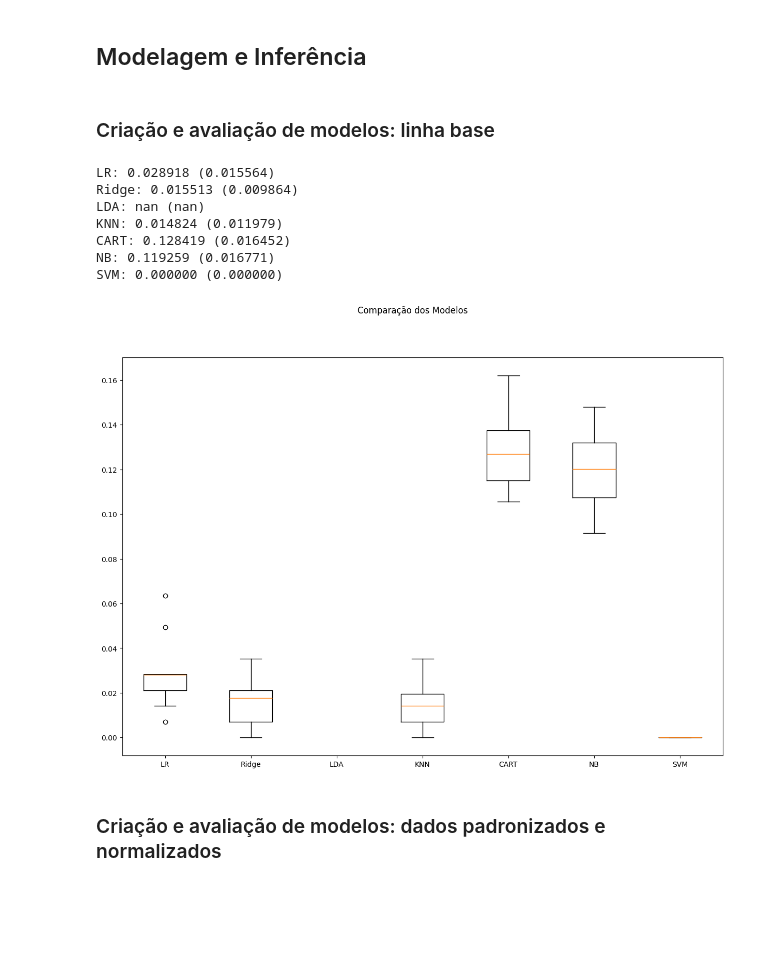
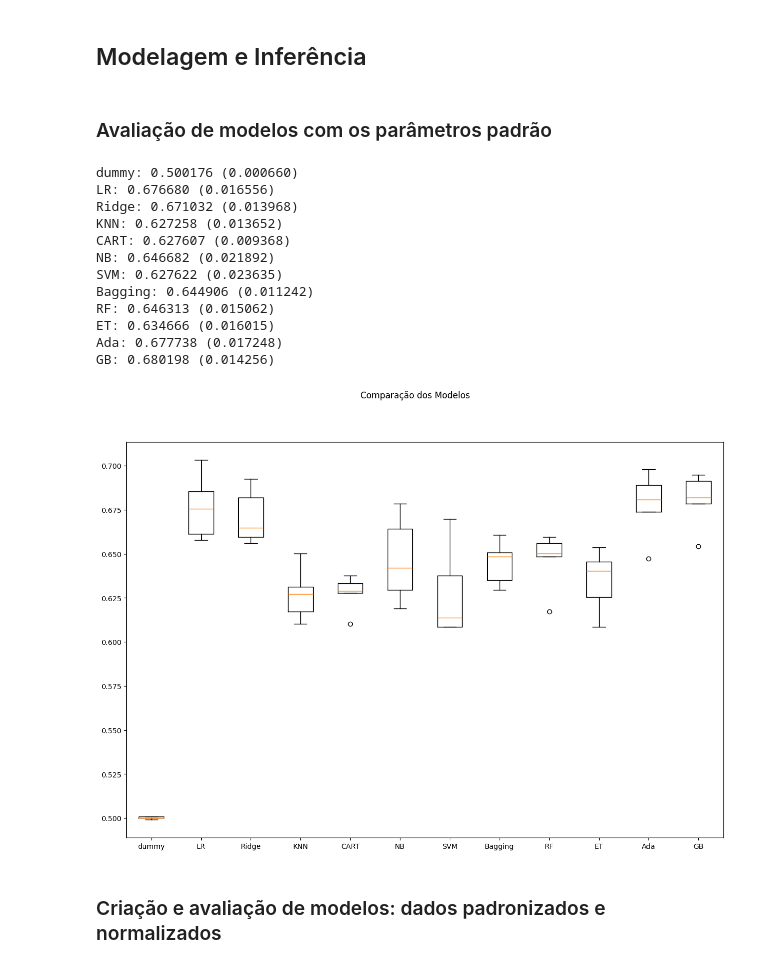
Before and after one commit to marcos-vmiranda/pos-pucrj-mvp, a Jupyter notebook: AnalisePipeline.ipynb, the cells around one changed output. Saved outputs shown, nothing was run; the diff lists cells and outputs as text; code cells hidden in the pictures; blank space fills up the shorter version.

```diff
--- a/AnalisePipeline.ipynb
+++ b/AnalisePipeline.ipynb
@@ -115,19 +184,43 @@ kfold = StratifiedKFold(n_splits=num_particoes, shuffle=True, random_state=seed)
+# %%
+test_size = 0.20 # tamanho do conjunto de teste
+# Definindo uma semente global. Necessário para garantir reprodutibilidade dos resultados,
+# Faz com que os mesmos números aleatórios sejam gerados em todas as execuções.
+seed = 7
+
+# Separação em conjuntos de treino e teste
+array = dataset.values
+numCols = len(dataset.columns)
+X = array[:,0:numCols-1]
+y = array[:,numCols-1].astype(int)
+
+X_train, X_test, y_train, y_test = train_test_split(X, y,
+    test_size=test_size, shuffle=True, random_state=seed, stratify=y) # holdout com estratificação
+
+# Parâmetros e partições da validação cruzada
+# Como o dataset é fortemente desbalanceado, a escolha da métrica é muito importante.
+# O uso do scoring accuracy não é recomendado nesse caso, pois o modelo pode acertar quase tudo prevendo só "0" e ainda assim parecer "bom", mas não terá utilidade.
+# Nesse cenário, é melhor utilizar um scoring que leve em conta o desbalanceamento, como 'precision', 'recall' ou 'f1'.
+# Foi escolhido o scoring 'precision', pois no problema em análise se deseja minimizar os falsos positivos (alertas falsos são problemáticos).
+
+scoring = 'accuracy' # métricas: 'accuracy', 'precision', 'recall', 'f1'
+num_particoes = 5
+kfold = StratifiedKFold(n_splits=num_particoes, shuffle=True, random_state=seed) # validação cruzada com estratificação
 # %% [markdown]
 ## Modelagem e Inferência
-# %% [markdown]
-### Criação e avaliação de modelos: linha base
+# %% [markdown]
+### Avaliação de modelos com os parâmetros padrão
 # %%
 # Definindo uma semente global. Necessário para garantir reprodutibilidade dos resultados,
 # Faz com que os mesmos números aleatórios sejam gerados em todas as execuções.
-np.random.seed(7) # definindo uma semente global
+np.random.seed(7)
 
 # Lista que armazenará os modelos
 models = []
 
 # Criando os modelos e adicionando-os na lista de modelos
+models.append(("dummy", DummyClassifier(strategy="most_frequent", random_state=seed)))
 models.append(('LR', LogisticRegression()))
 models.append(('Ridge', RidgeClassifier()))
-models.append(('LDA', LinearRegression()))
 models.append(('KNN', KNeighborsClassifier()))
 models.append(('CART', DecisionTreeClassifier()))
 models.append(('NB', GaussianNB()))
@@ -143,46 +236,51 @@ bases = []
 model1 = LogisticRegression()
 bases.append(('logistic', model1))
 model2 = DecisionTreeClassifier()
 bases.append(('cart', model2))
 model3 = SVC()
 bases.append(('svm', model3))
 
 # Criando os ensembles e adicionando-os na lista de modelos
-#models.append(('Bagging', BaggingClassifier(estimator=base, n_estimators=num_trees)))
-#models.append(('RF', RandomForestClassifier(n_estimators=num_trees, max_features=max_features)))
-#models.append(('ET', ExtraTreesClassifier(n_estimators=num_trees, max_features=max_features)))
-#models.append(('Ada', AdaBoostClassifier(n_estimators=num_trees)))
-#models.append(('GB', GradientBoostingClassifier(n_estimators=num_trees)))
+models.append(('Bagging', BaggingClassifier(estimator=base, n_estimators=num_trees)))
+models.append(('RF', RandomForestClassifier(n_estimators=num_trees, max_features=max_features)))
+models.append(('ET', ExtraTreesClassifier(n_estimators=num_trees, max_features=max_features)))
+models.append(('Ada', AdaBoostClassifier(n_estimators=num_trees)))
+models.append(('GB', GradientBoostingClassifier(n_estimators=num_trees)))
 #models.append(('Voting', VotingClassifier(bases)))
 
 # Listas para armazenar os resultados
 results = []
 names = []
 
 # Avaliação dos modelos
 for name, model in models:
     cv_results = cross_val_score(model, X_train, y_train, cv=kfold, scoring=scoring)
     results.append(cv_results)
     names.append(name)
     msg = "%s: %f (%f)" % (name, cv_results.mean(), cv_results.std())
     print(msg)
 
 # Boxplot de comparação dos modelos
 fig = plt.figure(figsize=(15,10))
 fig.suptitle('Comparação dos Modelos')
 ax = fig.add_subplot(111)
 plt.boxplot(results)
 ax.set_xticklabels(names)
 plt.show()
 # %% [output]
-LR: 0.028918 (0.015564)
-Ridge: 0.015513 (0.009864)
-LDA: nan (nan)
-KNN: 0.014824 (0.011979)
-CART: 0.128419 (0.016452)
-NB: 0.119259 (0.016771)
-SVM: 0.000000 (0.000000)
+dummy: 0.500176 (0.000660)
+LR: 0.676680 (0.016556)
+Ridge: 0.671032 (0.013968)
+KNN: 0.627258 (0.013652)
+CART: 0.627607 (0.009368)
+NB: 0.646682 (0.021892)
+SVM: 0.627622 (0.023635)
+Bagging: 0.644906 (0.011242)
+RF: 0.646313 (0.015062)
+ET: 0.634666 (0.016015)
+Ada: 0.677738 (0.017248)
+GB: 0.680198 (0.014256)
-[figure, old version]
+[figure, new version]
 # %% [markdown]
 ### Criação e avaliação de modelos: dados padronizados e normalizados
 # %%
```
Also changed, not shown: parts of 23 cells of this notebook, 2 other files.
